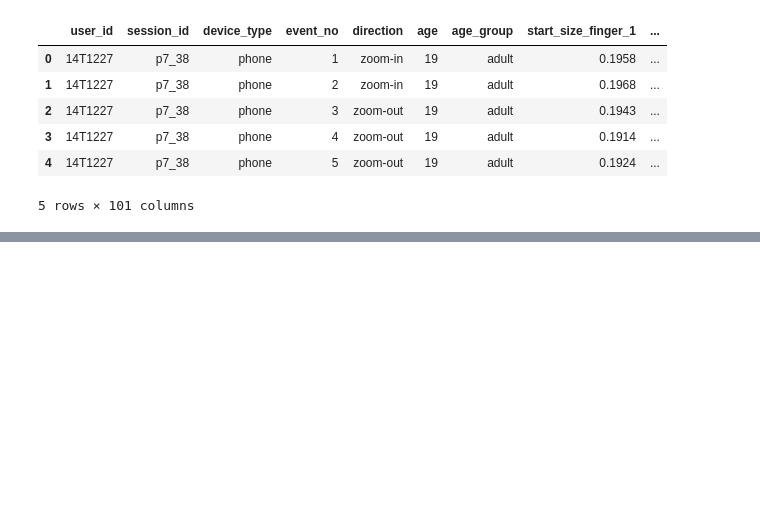
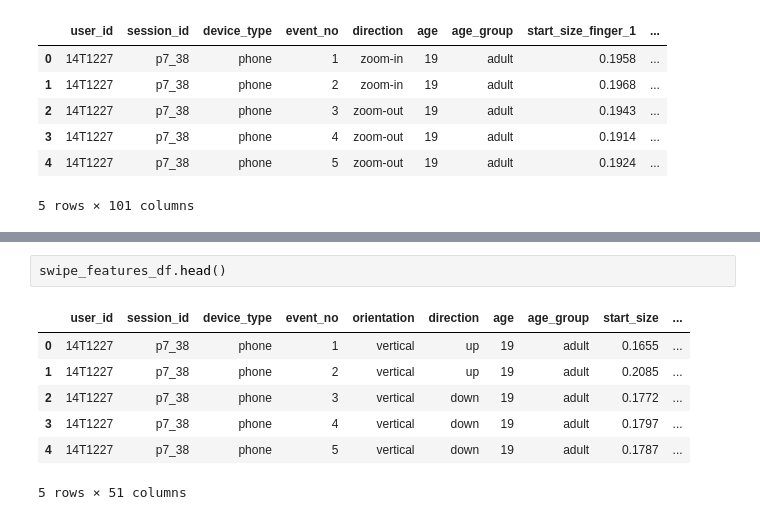
Before and after one commit to tbirms/ChildSafetyProject, a Jupyter notebook: Notebooks/age-group-classification-parallel-fusion.ipynb, the cells around one changed output, grey strips where cells are left out. Cells and saved outputs as stored; diff of their text form; blank space fills up the shorter version.

Commit message:
add swipe feature definition and extraction

```diff
--- a/Notebooks/age-group-classification-parallel-fusion.ipynb
+++ b/Notebooks/age-group-classification-parallel-fusion.ipynb
@@ -1845,0 +2464,10 @@ zoom_features_df.head()
+# %%
+swipe_features_df.head()
+# %% [output]
+|  | user_id | session_id | device_type | event_no | orientation | direction | age | age_group | start_size | ... |
+| 0 | 14T1227 | p7_38 | phone | 1 | vertical | up | 19 | adult | 0.1655 | ... |
+| 1 | 14T1227 | p7_38 | phone | 2 | vertical | up | 19 | adult | 0.2085 | ... |
+| 2 | 14T1227 | p7_38 | phone | 3 | vertical | down | 19 | adult | 0.1772 | ... |
+| 3 | 14T1227 | p7_38 | phone | 4 | vertical | down | 19 | adult | 0.1797 | ... |
+| 4 | 14T1227 | p7_38 | phone | 5 | vertical | down | 19 | adult | 0.1787 | ... |
+5 rows × 51 columns
```
Also changed, not shown: parts of 8 cells of this notebook.
